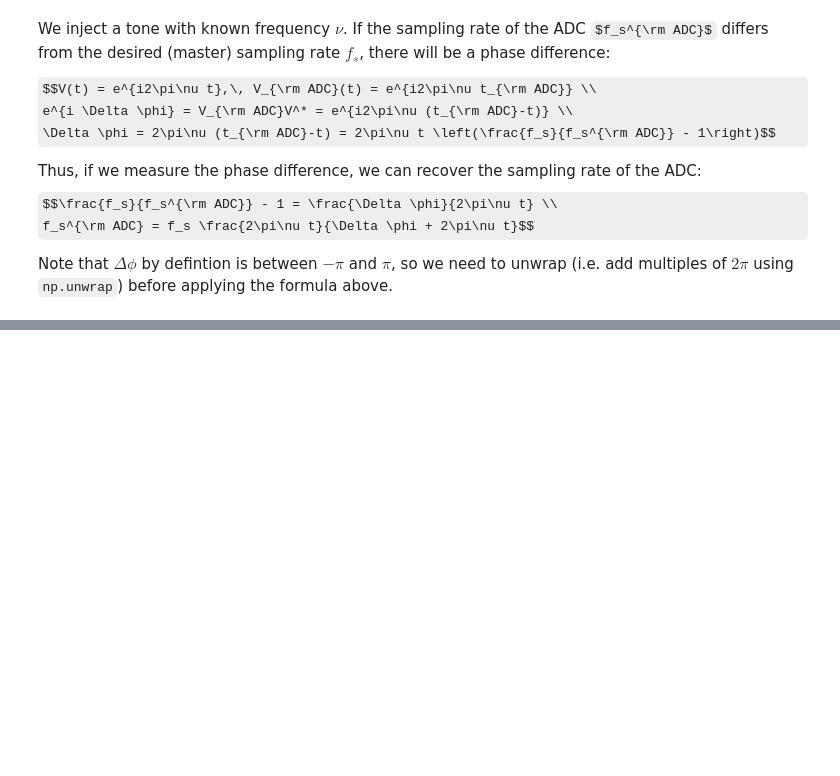
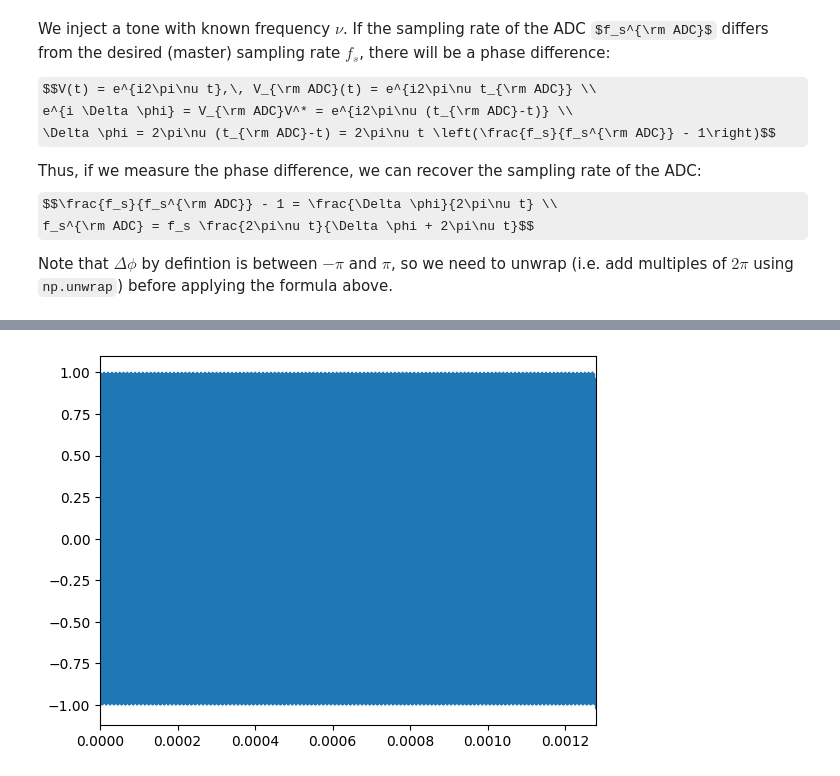
Before and after one commit to AaronParsons/sdrudp, a Jupyter notebook: notebooks/phase_detect_and_correct.ipynb, the cells around one changed output, grey strips where cells are left out. Saved outputs shown, nothing was run; the diff lists cells and outputs as text; code cells hidden in the pictures; some formulas as TeX source; blank space fills up the shorter version.

```diff
--- a/notebooks/phase_detect_and_correct.ipynb
+++ b/notebooks/phase_detect_and_correct.ipynb
@@ -43,12 +43,15 @@ plt.show()
 data = data - np.mean(data, axis=1, keepdims=True)  # remove DC offset
 data_cos = data[0,...,0] * tone_cos - data[0,...,1] * tone_sin  # real part (real*real - im*im)
 data_sin = data[0,...,0] * tone_sin + data[0,...,1] * tone_cos  # imaginary (real*im + im*real)
-dphi = np.arctan2(data_sin, data_cos)  # phase difference in units of radians
+dphi = np.arctan2(data_sin, data_cos) # phase difference in units of radians
+dphi -= dphi[0]
 # dt = dphi / (2 * np.pi * (TONE - LO))  # phase difference in units of seconds
 # dsamp = dt * SAMPLE_RATE  # phase difference in units of sample number
 
 # recover the ADC sample rate
-sample_ADC = omega_t / (np.unwrap(dphi) + omega_t) * SAMPLE_RATE
-sample_ADC = np.mean(sample_ADC[1:])  # the 0th element is 0 since t = 0 (singularity in the equation above)
+den = np.unwrap(dphi) + omega_t
+nonzero = den != 0
+sample_ADC = SAMPLE_RATE * omega_t[nonzero] / den[nonzero]
+sample_ADC = np.mean(sample_ADC[~np.isnan(sample_ADC)])
 print(sample_ADC / sample_fq)  # how close we are to the true ADC sampling rate
 # %% [output]
@@ -56,8 +59,9 @@ print(sample_ADC / sample_fq)  # how close we are to the true ADC sampling rate
 # %%
-data_rs = resample(data[0, :, 0], sample_ADC, SAMPLE_RATE)
+resamp_real = resample(data[0, :, 0], sample_ADC, SAMPLE_RATE)
+resamp_imag = resample(data[0, :, 1], sample_ADC, SAMPLE_RATE)
 
 plt.figure()
-plt.plot(t, tone_cos - data_rs)
+plt.plot(t, tone_cos - resamp_real)
 plt.xlim(t.min(), t.max())
 plt.show()
 # %% [output]
@@ -65,0 +68 @@ plt.show()
+[figure, added]
```
Also changed, not shown: parts of 5 cells of this notebook.
